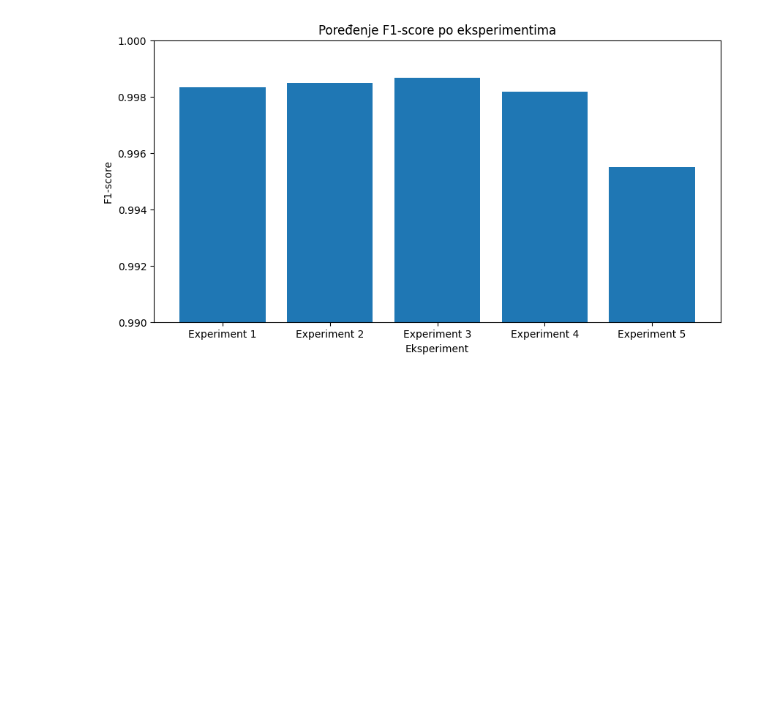
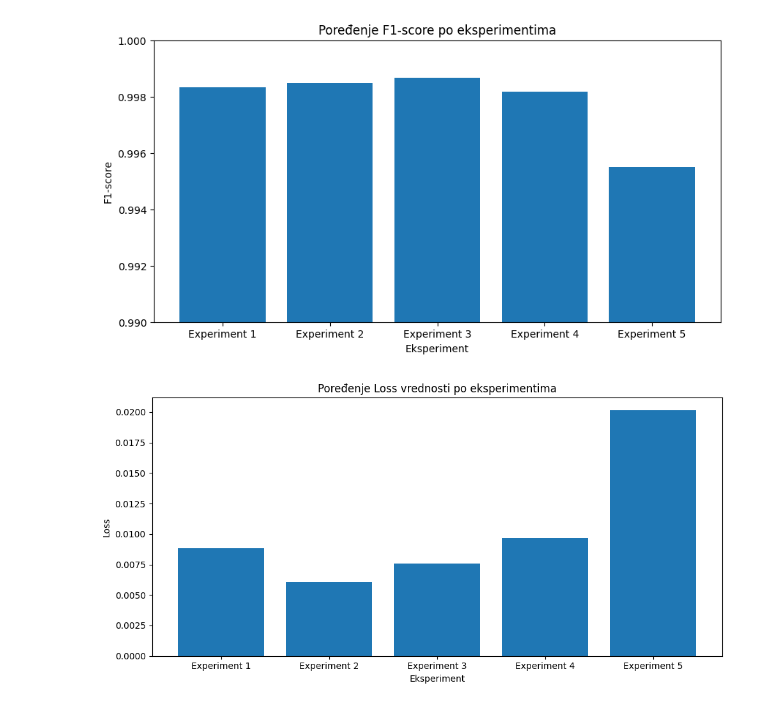
Before and after one commit to minadjordjevic/Language-Classification, a Jupyter notebook: language_classification.ipynb, the cells around one changed output. Saved outputs shown, nothing was run; the diff lists cells and outputs as text; code cells hidden in the pictures; blank space fills up the shorter version.

```diff
--- a/language_classification.ipynb
+++ b/language_classification.ipynb
@@ -2222,3 +2222,19 @@ plt.ylim(0.99, 1.00)
 plt.show()
 # %% [output]
 [figure]
+# %%
+plt.figure(figsize=(10, 5))
+
+plt.bar(
+    results_table["Experiment"],
+    results_table["Loss"]
+)
+
+plt.title("Poređenje Loss vrednosti po eksperimentima")
+plt.xlabel("Eksperiment")
+plt.ylabel("Loss")
+
+plt.tight_layout()
+plt.show()
+# %% [output]
+[figure, added]
```
Also changed, not shown: parts of 1 cell of this notebook.
